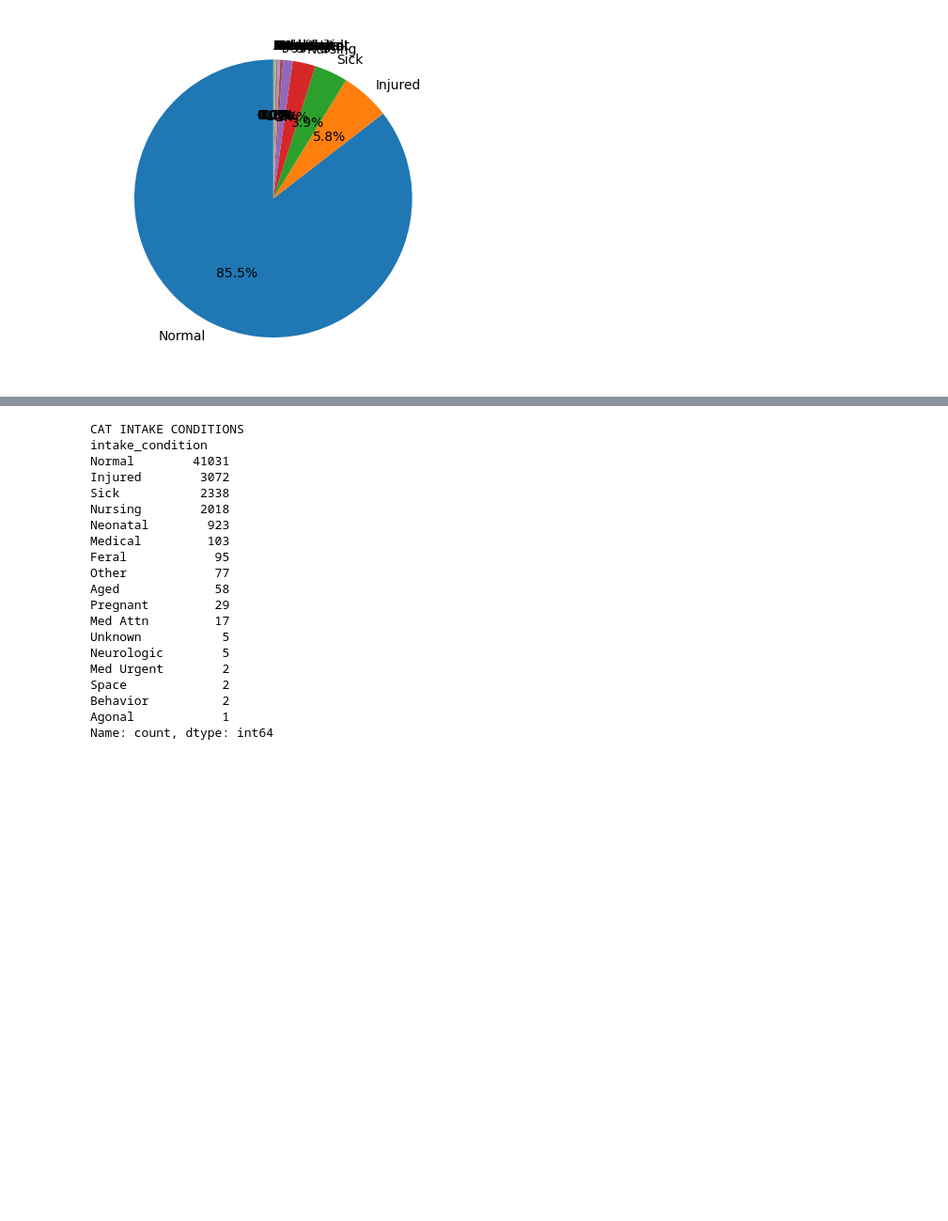
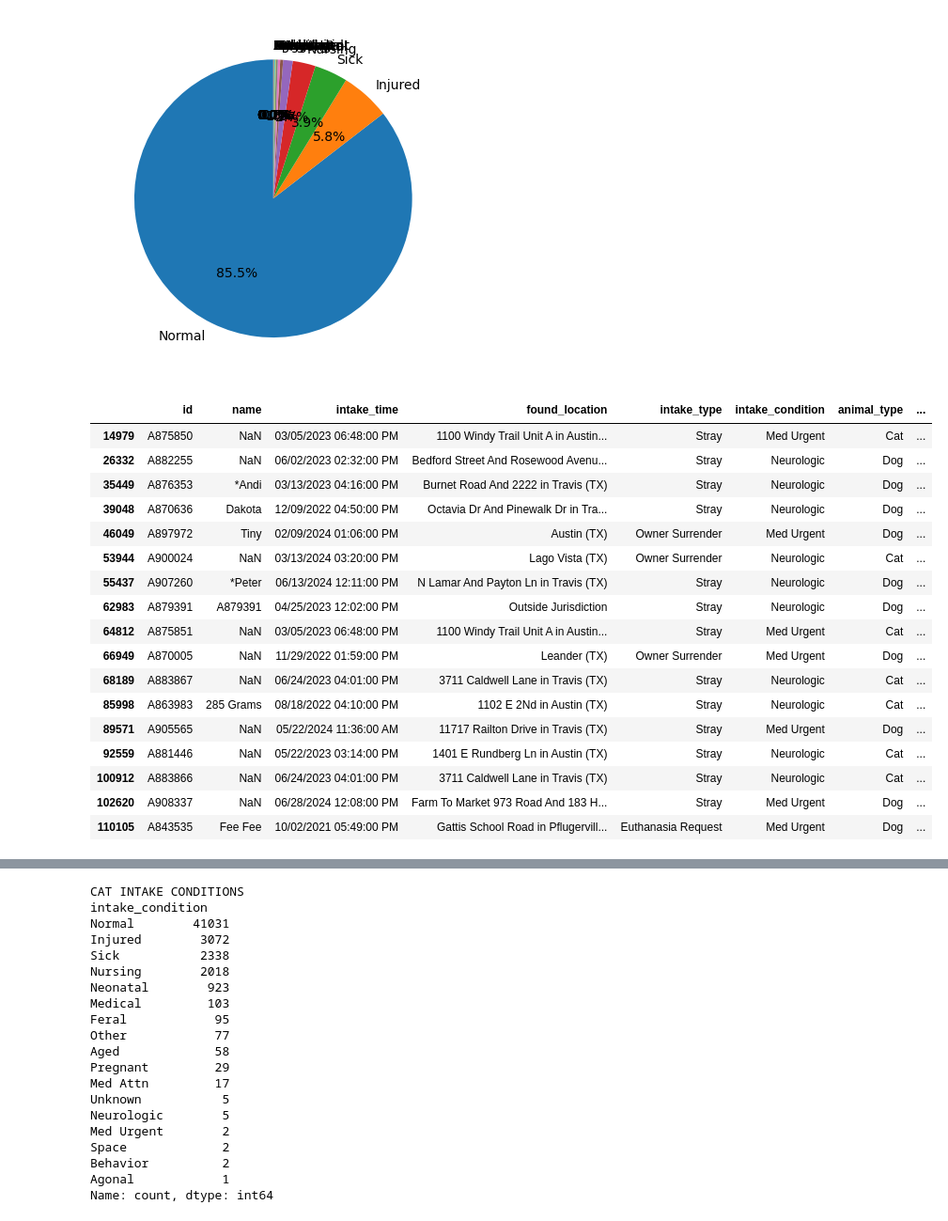
Before and after one commit to nneomaonochie/ml1-animal-data, a Jupyter notebook: exploration.ipynb, the cells around one changed output, grey strips where cells are left out. Shown at 94% size. Cells and saved outputs as stored; diff of their text form; code cells hidden in the pictures; blank space fills up the shorter version.

```diff
--- a/exploration.ipynb
+++ b/exploration.ipynb
@@ -423,3 +439,24 @@ Congenital        1
 Name: count, dtype: int64
 0
 [figure]
+# %%
+df_train[(df_train['intake_condition'] == 'Neurologic') | (df_train['intake_condition'] == 'Med Urgent')]
+# %% [output]
+|  | id | name | intake_time | found_location | intake_type | intake_condition | animal_type | ... |
+| 14979 | A875850 | NaN | 03/05/2023 06:48:00 PM | 1100 Windy Trail Unit A in Austin... | Stray | Med Urgent | Cat | ... |
+| 26332 | A882255 | NaN | 06/02/2023 02:32:00 PM | Bedford Street And Rosewood Avenu... | Stray | Neurologic | Dog | ... |
+| 35449 | A876353 | *Andi | 03/13/2023 04:16:00 PM | Burnet Road And 2222 in Travis (TX) | Stray | Neurologic | Dog | ... |
+| 39048 | A870636 | Dakota | 12/09/2022 04:50:00 PM | Octavia Dr And Pinewalk Dr in Tra... | Stray | Neurologic | Dog | ... |
+| 46049 | A897972 | Tiny | 02/09/2024 01:06:00 PM | Austin (TX) | Owner Surrender | Med Urgent | Dog | ... |
+| 53944 | A900024 | NaN | 03/13/2024 03:20:00 PM | Lago Vista (TX) | Owner Surrender | Neurologic | Cat | ... |
+| 55437 | A907260 | *Peter | 06/13/2024 12:11:00 PM | N Lamar And Payton Ln in Travis (TX) | Stray | Neurologic | Dog | ... |
+| 62983 | A879391 | A879391 | 04/25/2023 12:02:00 PM | Outside Jurisdiction | Stray | Neurologic | Dog | ... |
+| 64812 | A875851 | NaN | 03/05/2023 06:48:00 PM | 1100 Windy Trail Unit A in Austin... | Stray | Med Urgent | Cat | ... |
+| 66949 | A870005 | NaN | 11/29/2022 01:59:00 PM | Leander (TX) | Owner Surrender | Med Urgent | Dog | ... |
+| 68189 | A883867 | NaN | 06/24/2023 04:01:00 PM | 3711 Caldwell Lane in Travis (TX) | Stray | Neurologic | Cat | ... |
+| 85998 | A863983 | 285 Grams | 08/18/2022 04:10:00 PM | 1102 E 2Nd in Austin (TX) | Stray | Neurologic | Cat | ... |
+| 89571 | A905565 | NaN | 05/22/2024 11:36:00 AM | 11717 Railton Drive in Travis (TX) | Stray | Med Urgent | Dog | ... |
+| 92559 | A881446 | NaN | 05/22/2023 03:14:00 PM | 1401 E Rundberg Ln in Austin (TX) | Stray | Neurologic | Cat | ... |
+| 100912 | A883866 | NaN | 06/24/2023 04:01:00 PM | 3711 Caldwell Lane in Travis (TX) | Stray | Neurologic | Cat | ... |
+| 102620 | A908337 | NaN | 06/28/2024 12:08:00 PM | Farm To Market 973 Road And 183 H... | Stray | Med Urgent | Dog | ... |
+| 110105 | A843535 | Fee Fee | 10/02/2021 05:49:00 PM | Gattis School Road in Pflugervill... | Euthanasia Request | Med Urgent | Dog | ... |
```
Also changed, not shown: parts of 11 cells of this notebook, 1 other file.
